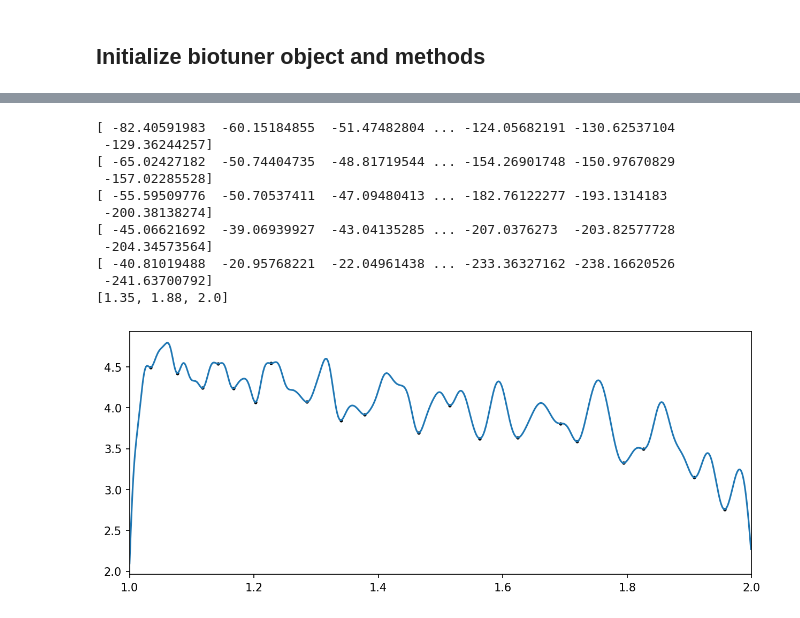
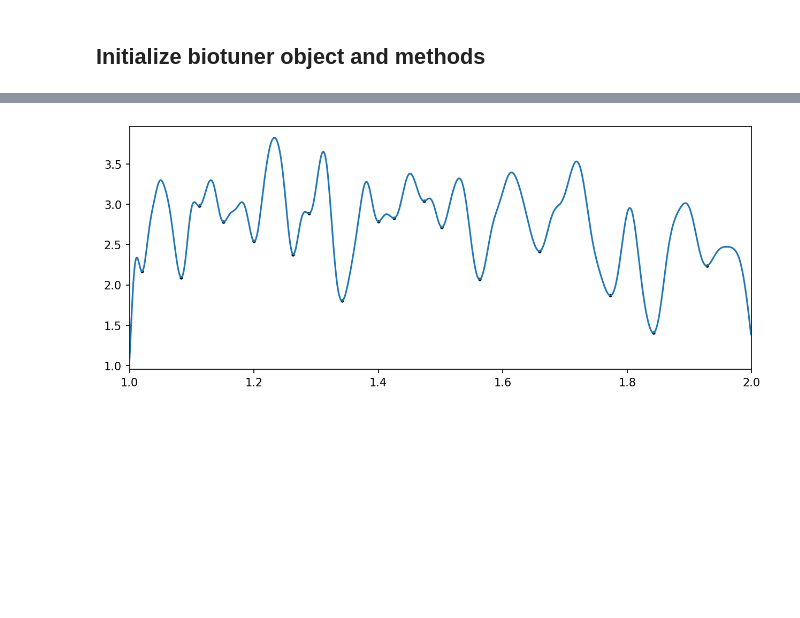
Before and after one commit to AntoineBellemare/biotuner, a Jupyter notebook: biotuner_object.ipynb, the cells around one changed output, grey strips where cells are left out. Cells and saved outputs as stored; diff of their text form; code cells hidden in the pictures; blank space fills up the shorter version.

```diff
--- a/biotuner_object.ipynb
+++ b/biotuner_object.ipynb
@@ -197,23 +302,12 @@ array([ 0.8,  2.2,  6.5, 22.6, 48.4])
 # %%
 
-data = epochs_data[35][15] # Define data (single time series)
-biotuning = biotuner(1000, peaks_function = 'EMD', precision = 0.1, n_harm = 40) # Initialize biotuner object
+data = epochs_data[47][27] # Define data (single time series)
+biotuning = biotuner(1000, peaks_function = 'EEMD', precision = 0.5, n_harm = 20) # Initialize biotuner object
 biotuning.peaks_extraction(data)
 biotuning.compute_peaks_metrics()
-biotuning.peaks_extension(method = 'consonant_harmonic_fit', harm_function = 'mult', cons_limit = 0.1)
-biotuning.compute_diss_curve(plot = False, input_type = 'peaks')
+biotuning.peaks_extension(method = 'harmonic_fit', harm_function = 'mult', cons_limit = 0.1)
+#biotuning.compute_diss_curve(plot = True, input_type = 'extended_peaks', denom = 50, consonance = False, n_tet_grid = 12)
 
 biotuning.compute_harmonic_entropy(input_type = 'extended_peaks', plot_entropy = True)
 # %% [output]
-[ -82.40591983  -60.15184855  -51.47482804 ... -124.05682191 -130.62537104
- -129.36244257]
-[ -65.02427182  -50.74404735  -48.81719544 ... -154.26901748 -150.97670829
- -157.02285528]
-[ -55.59509776  -50.70537411  -47.09480413 ... -182.76122277 -193.1314183
- -200.38138274]
-[ -45.06621692  -39.06939927  -43.04135285 ... -207.0376273  -203.82577728
- -204.34573564]
-[ -40.81019488  -20.95768221  -22.04961438 ... -233.36327162 -238.16620526
- -241.63700792]
-[1.35, 1.88, 2.0]
-[figure, old version]
+[figure, new version]
```
Also changed, not shown: parts of 5 cells of this notebook, 1 other file.
